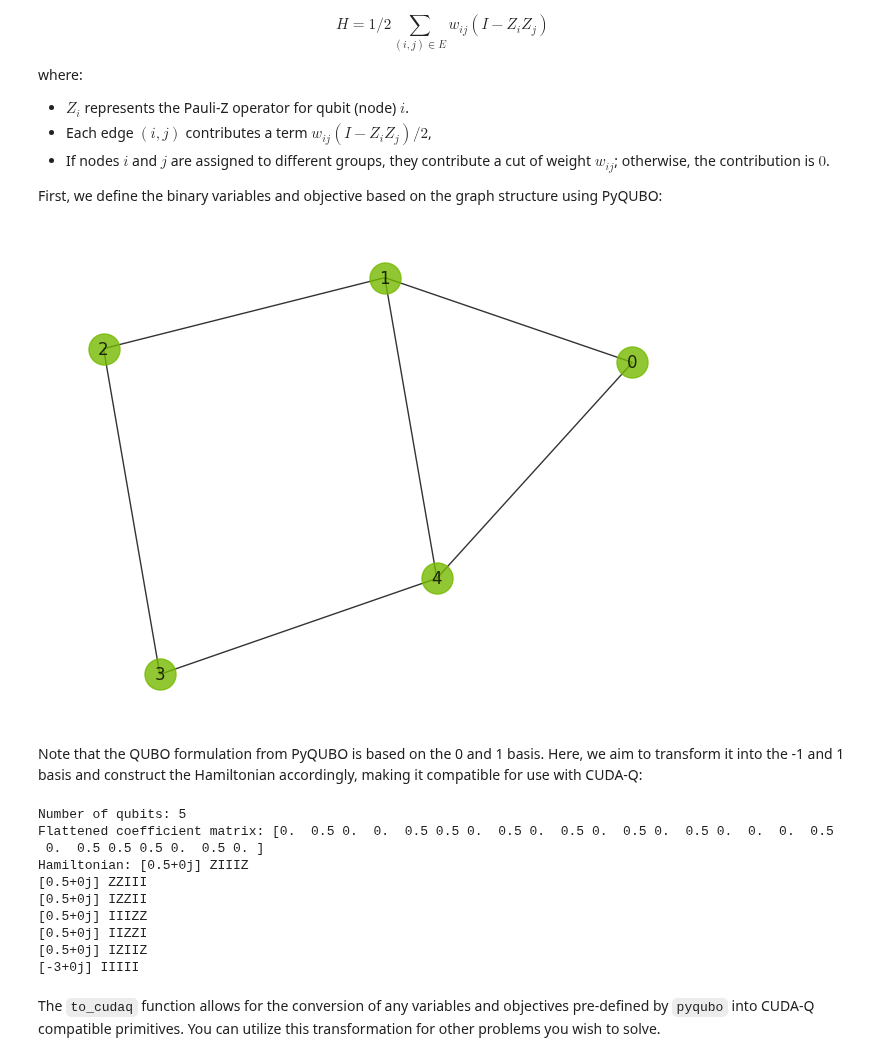
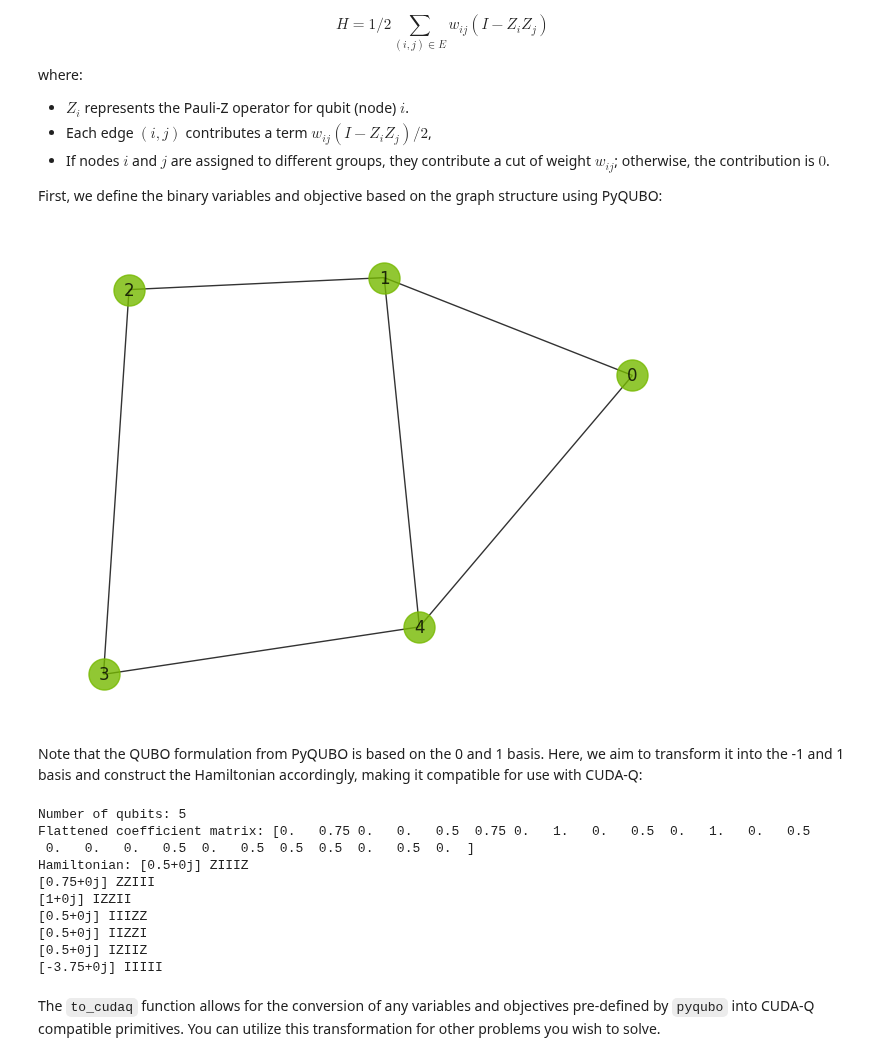
Before and after one commit to Squirtle007/CUDA-Q, a Jupyter notebook: colab/CUDA-QX/cudaq_qaoa_from_pyqubo.ipynb, the cells around one changed output. Saved outputs shown, nothing was run; the diff lists cells and outputs as text; code cells hidden in the pictures.

```diff
--- a/colab/CUDA-QX/cudaq_qaoa_from_pyqubo.ipynb
+++ b/colab/CUDA-QX/cudaq_qaoa_from_pyqubo.ipynb
@@ -27,13 +27,13 @@ First, we define the binary variables and objective based on the graph structure
 # %%
 import networkx as nx
 
 
 # Create weighted graph
 G = nx.Graph()
-G.add_weighted_edges_from([(0, 1, 1), (1, 2, 1), (1, 4, 1), (2, 3, 1), (3, 4, 1), (4, 0, 1)])
+G.add_weighted_edges_from([(0, 1, 1.5), (1, 2, 2.0), (1, 4, 1.0), (2, 3, 1.0), (3, 4, 1.0), (4, 0, 1.0)])
 nx.draw(G, with_labels=True, alpha=0.8, node_size=500, node_color='#76B900')
 # %% [output]
-[figure, old version]
+[figure, new version]
 # %%
 from pyqubo import Binary
 
@@ -102,15 +102,15 @@ print("Flattened coefficient matrix:", flattened_coeff)
 print("Hamiltonian:", H)
 # %% [output]
 Number of qubits: 5
-Flattened coefficient matrix: [0.  0.5 0.  0.  0.5 0.5 0.  0.5 0.  0.5 0.  0.5 0.  0.5 0.  0.  0.  0.5
- 0.  0.5 0.5 0.5 0.  0.5 0. ]
+Flattened coefficient matrix: [0.   0.75 0.   0.   0.5  0.75 0.   1.   0.   0.5  0.   1.   0.   0.5
+ 0.   0.   0.   0.5  0.   0.5  0.5  0.5  0.   0.5  0.  ]
 Hamiltonian: [0.5+0j] ZIIIZ
-[0.5+0j] ZZIII
-[0.5+0j] IZZII
+[0.75+0j] ZZIII
+[1+0j] IZZII
 [0.5+0j] IIIZZ
 [0.5+0j] IIZZI
 [0.5+0j] IZIIZ
-[-3+0j] IIIII
+[-3.75+0j] IIIII
 # %% [markdown]
 The `to_cudaq` function allows for the conversion of any variables and objectives pre-defined by `pyqubo` into CUDA-Q compatible primitives. You can utilize this transformation for other problems you wish to solve.
 # %% [markdown]
```
Also changed, not shown: parts of 4 cells of this notebook.
